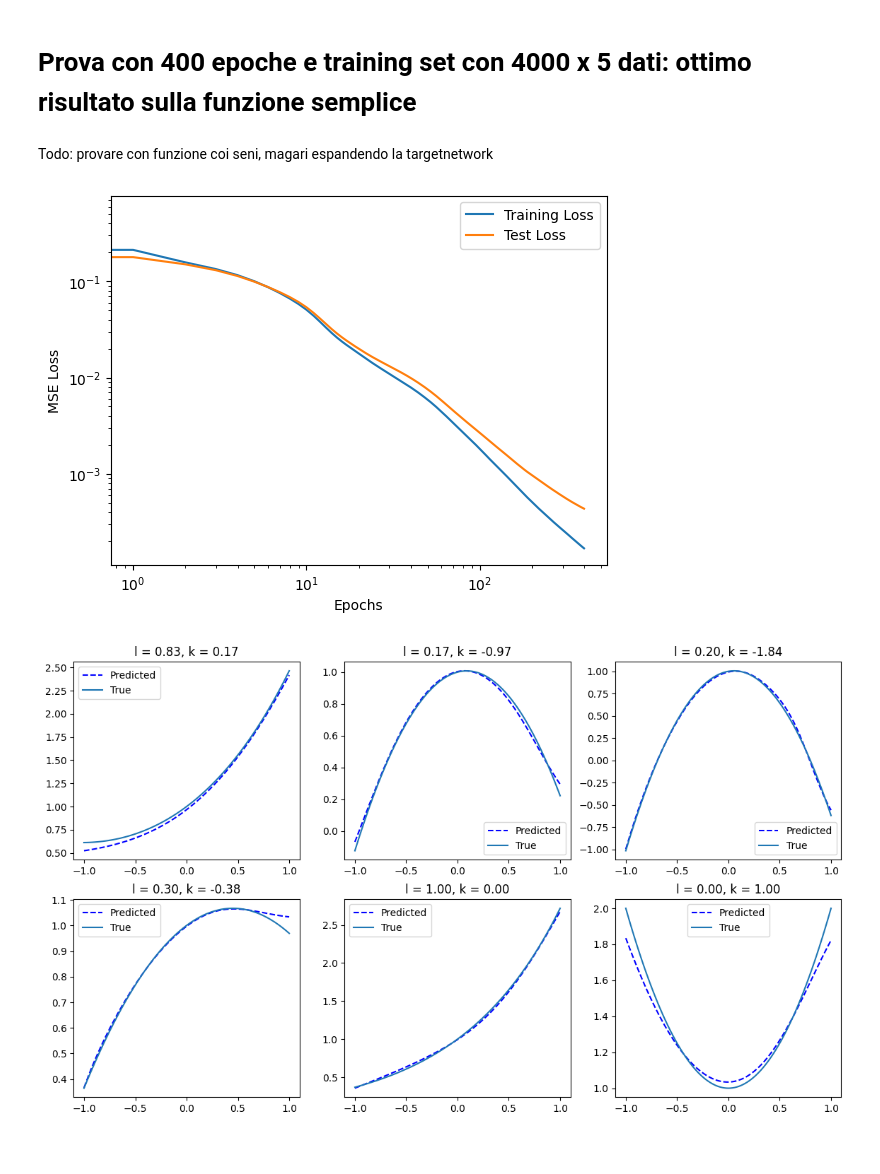
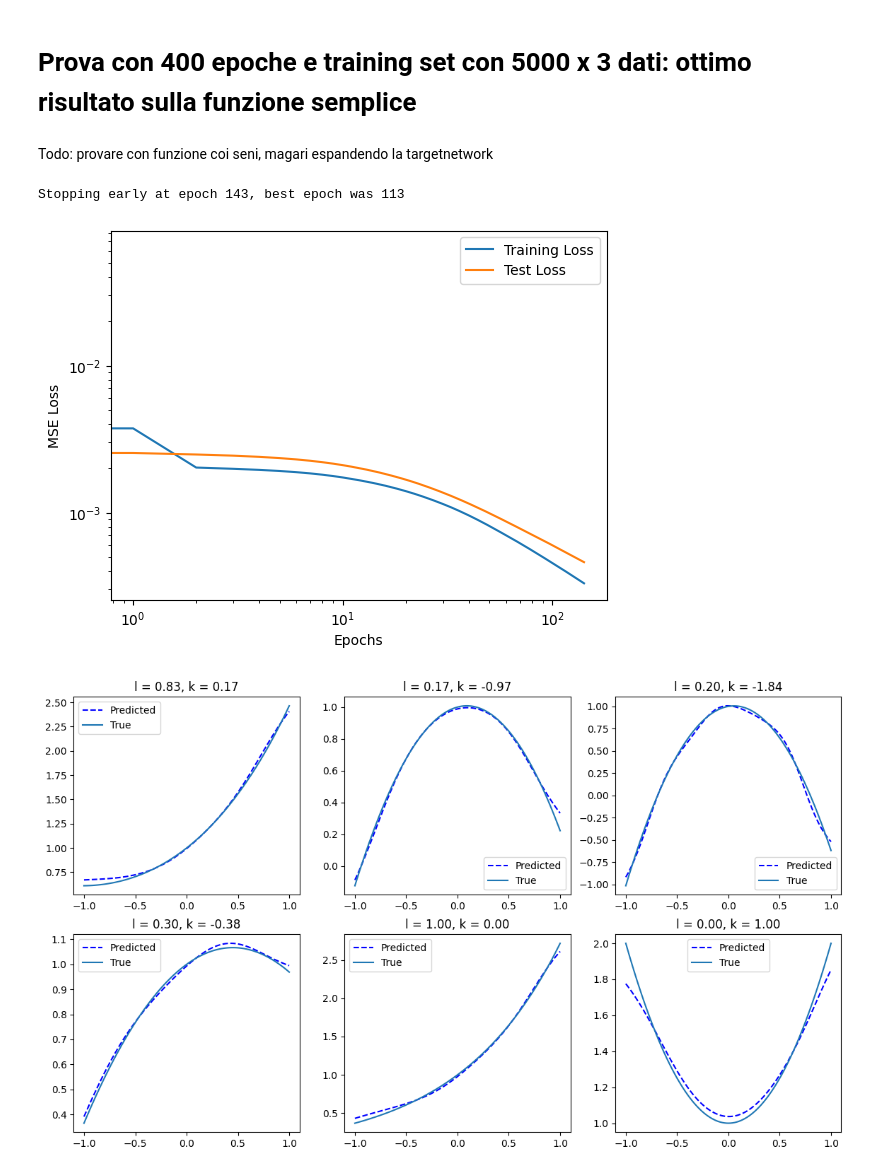
Before and after one commit to Riccardo-Rota/JAX_Hypernetworks, a Jupyter notebook: new_hypernet_expL.ipynb, the cells around one changed output. Saved outputs shown, nothing was run; the diff lists cells and outputs as text; code cells hidden in the pictures.

Commit message:
trial with early stopping

```diff
--- a/new_hypernet_expL.ipynb
+++ b/new_hypernet_expL.ipynb
@@ -7,5 +4,5 @@ The autoreload extension is already loaded. To reload it, use:
 # %% [markdown]
-# Prova con 400 epoche e training set con 4000 x 5 dati: ottimo risultato sulla funzione semplice
+# Prova con 400 epoche e training set con 5000 x 3 dati: ottimo risultato sulla funzione semplice
 # %% [markdown]
 Todo: provare con funzione coi seni, magari espandendo la targetnetwork
 # %%
@@ -44,7 +41,7 @@ l_domain = (0, 1)
 k_domain = (-2, 2)
 x_domain = (-1, 1)
 N = 5000
-n_realizations = 5
+n_realizations = 3
 mu, l, k, x = variables_generator(N=N, n_realizations=n_realizations, var_names=['x'], var_domains=[x_domain], hypervar_domains=[mu_domain, l_domain, k_domain], hypervar_names=['mu', 'l', 'k'], key=key).values()
 y = f_to_learn(mu, l, k, x)
 X = jnp.stack([mu, l, k, x], axis=1)
@@ -60,7 +57,7 @@ test_dataloader = DataLoader(X_test, y_test, batch_size=8, shuffle=False)
 targetnetwork = MLP(input_dim=1, output_dim=1, hidden_dims=[8, 8], num_hidden_layers=2, rngs=nnx.Rngs(0), activation_functions=[nnx.tanh, nnx.tanh])
 num_params = targetnetwork.num_parameters
 hypernetwork = MLP(input_dim=3, output_dim=num_params, hidden_dims=[32, 32, 128], num_hidden_layers=3, rngs=nnx.Rngs(0), activation_functions=[nnx.relu, nnx.relu, nnx.relu])
-epochs = 400
+epochs = 800
 
 # TRAINING AND EVALUATION: DO WE WANT TO PUT THE TRAINING LOOP IN A FUNCTION?
 lr_schedule = optax.linear_schedule(init_value=1e-2, end_value=1e-5, transition_steps=epochs)
@@ -102,15 +99,17 @@ for epoch in pbar:
     if early_stopping.should_stop:
         print(f"Stopping early at epoch {epoch+1}, best epoch was {early_stopping.best_epoch+1}")
         break
+# %% [output]
+Stopping early at epoch 143, best epoch was 113
 # %%
-plt.loglog(range(epochs), training_loss_history, label='Training Loss')
-plt.loglog(range(epochs), test_loss_history, label='Test Loss')
+plt.loglog(range(epochs)[:143], training_loss_history, label='Training Loss')
+plt.loglog(range(epochs)[:143], test_loss_history, label='Test Loss')
 plt.xlabel('Epochs')
 plt.ylabel('MSE Loss')
 plt.legend()
 plt.show()
 # %% [output]
-[figure, old version]
+[figure, new version]
 # %%
 # PLOTTING RESULTS ON SOME EXAMPLES
 N_example = 4
@@ -149,4 +148,4 @@ for i, data in enumerate(plots_data[0:6]):
     ax[i//num_cols, i%num_cols].set_title(f'l = {data["params"][1]:.2f}, k = {data["params"][2]:.2f}')
 plt.show()
 # %% [output]
-[figure, old version]
+[figure, new version]
```
Also changed, not shown: parts of 1 cell of this notebook.
